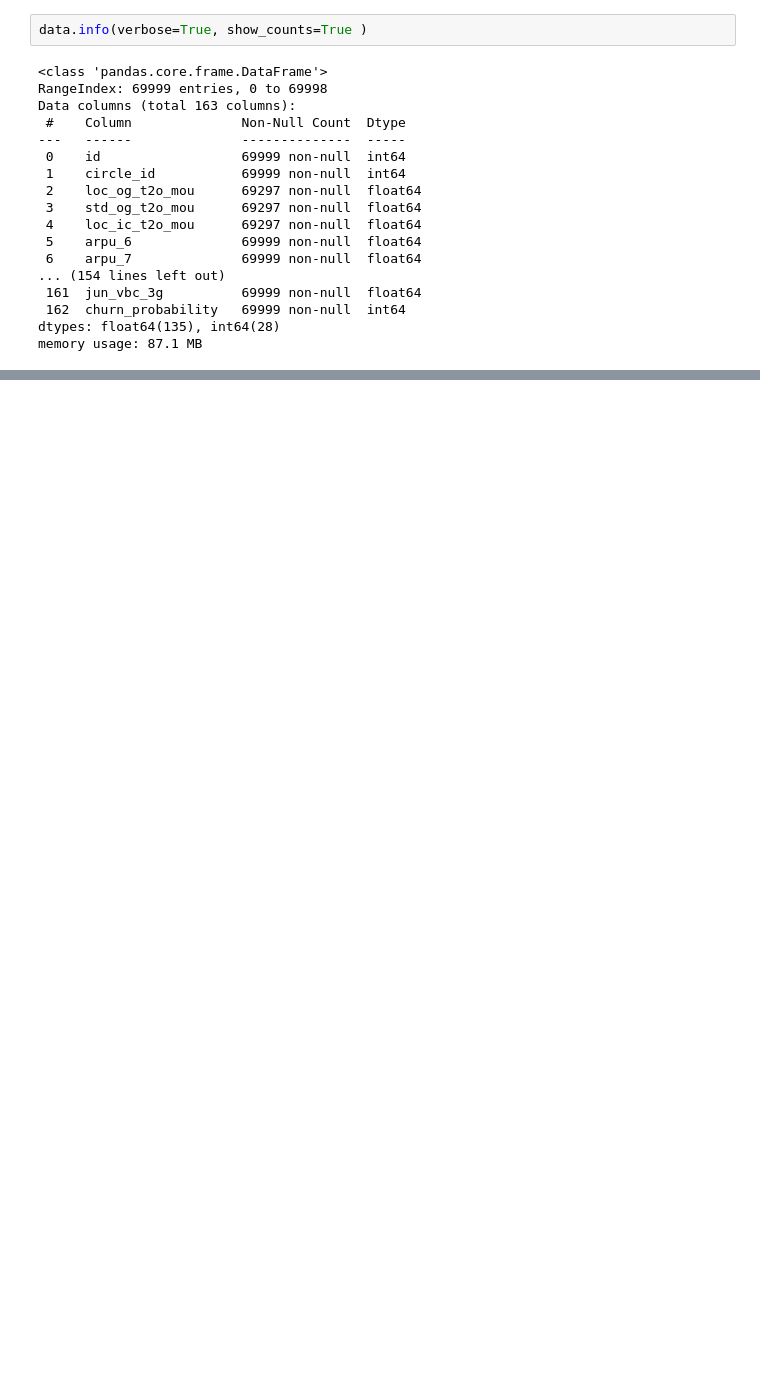
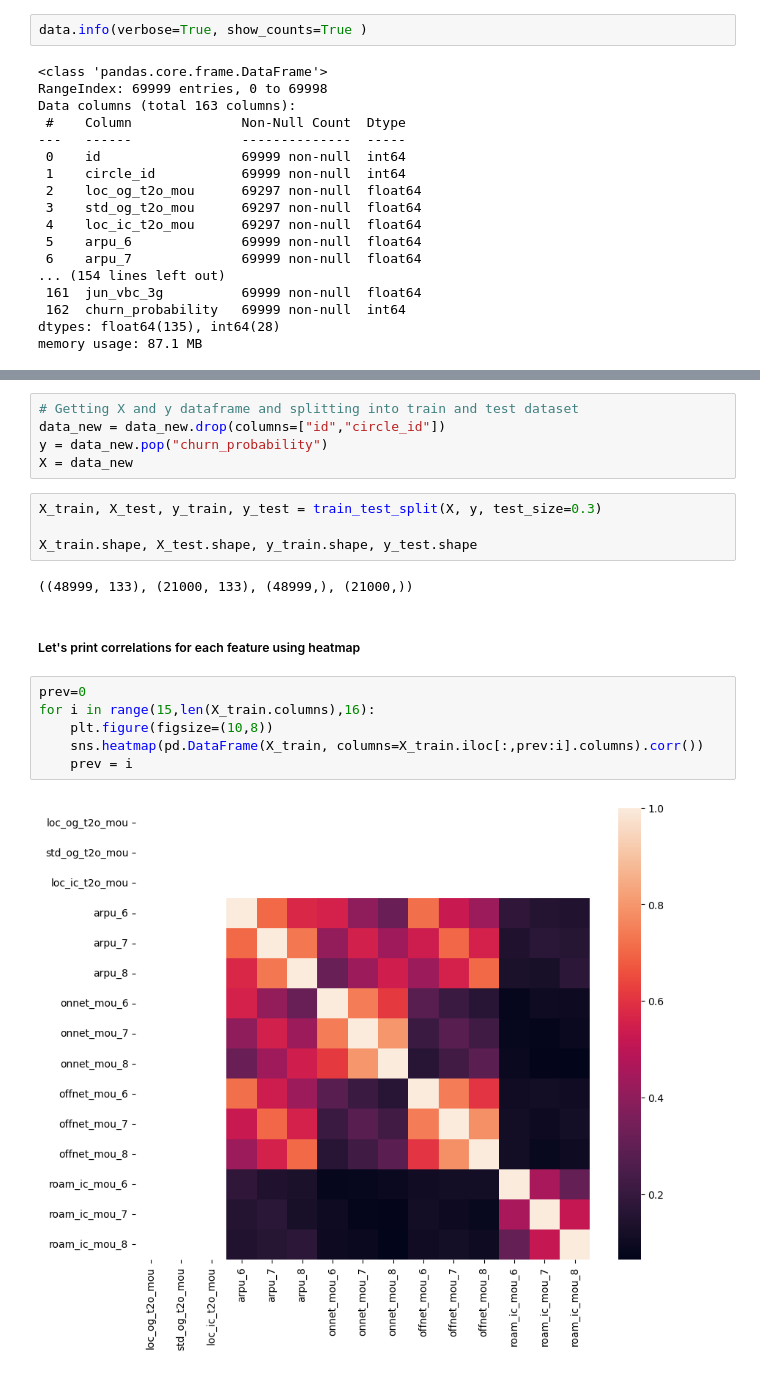
Before and after one commit to rasikasonar/UnsupervisedLearningCaseStudy, a Jupyter notebook: Telecom_Churn_Case_Study_Solution.ipynb, the cells around one changed output, grey strips where cells are left out. Saved outputs shown, nothing was run; the diff lists cells and outputs as text; blank space fills up the shorter version.

```diff
--- a/Telecom_Churn_Case_Study_Solution.ipynb
+++ b/Telecom_Churn_Case_Study_Solution.ipynb
@@ -178,0 +263,21 @@ dtype: float64
+# %%
+# Getting X and y dataframe and splitting into train and test dataset
+data_new = data_new.drop(columns=["id","circle_id"])
+y = data_new.pop("churn_probability")
+X = data_new
+# %%
+X_train, X_test, y_train, y_test = train_test_split(X, y, test_size=0.3)
+
+X_train.shape, X_test.shape, y_train.shape, y_test.shape
+# %% [output]
+((48999, 133), (21000, 133), (48999,), (21000,))
+# %% [markdown]
+##### Let's print correlations for each feature using heatmap
+# %%
+prev=0
+for i in range(15,len(X_train.columns),16):
+    plt.figure(figsize=(10,8))
+    sns.heatmap(pd.DataFrame(X_train, columns=X_train.iloc[:,prev:i].columns).corr())
+    prev = i
+# %% [output]
+[figure, added]
```
Also changed, not shown: parts of 29 cells of this notebook.
